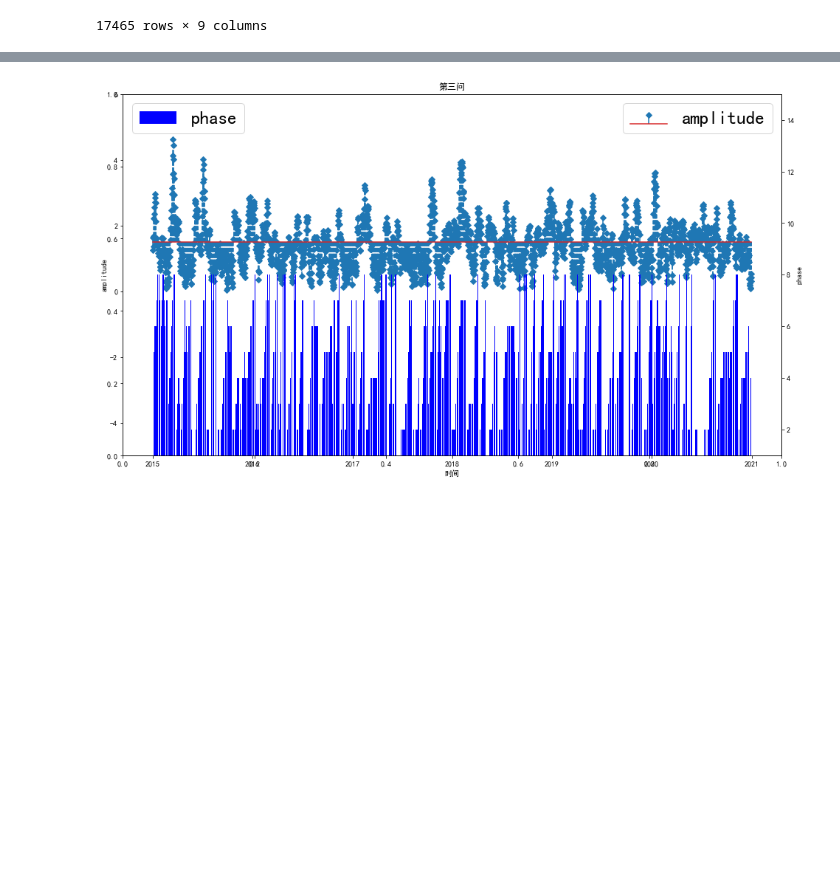
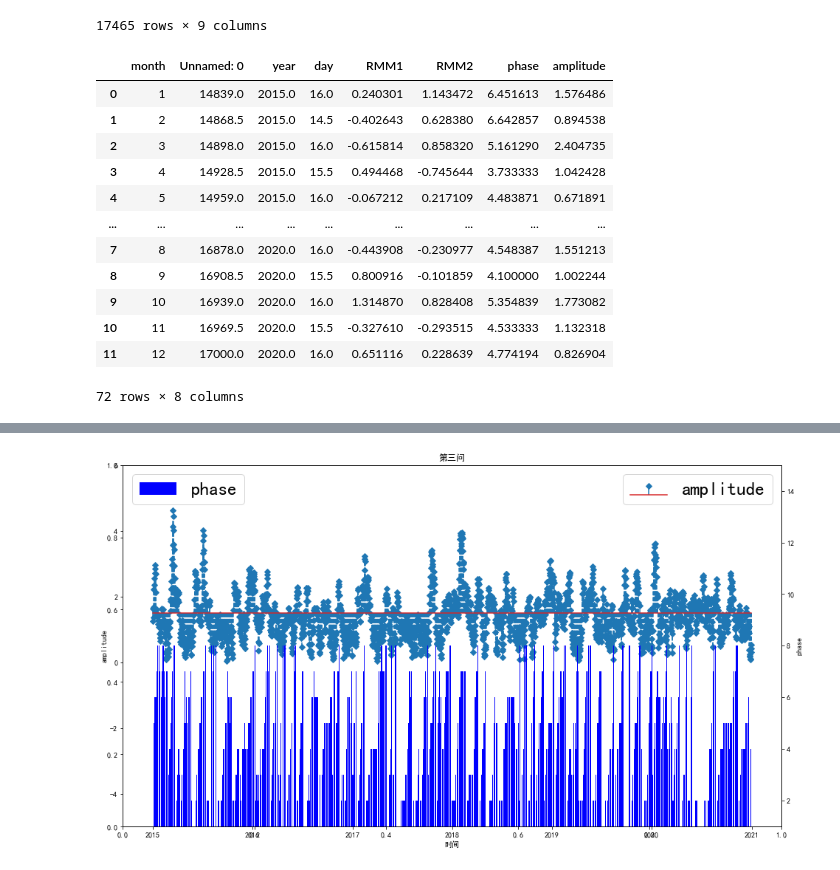
Before and after one commit to linbuer233/MyPythonPractice, a Jupyter notebook: python作业/Pythonhomework8.ipynb, the cells around one changed output, grey strips where cells are left out. Drawn from its saved outputs; the diff is of its cells as text; code cells hidden in the pictures; blank space fills up the shorter version.

```diff
--- a/python作业/Pythonhomework8.ipynb
+++ b/python作业/Pythonhomework8.ipynb
@@ -25,3 +35,20 @@ df
+# %%
+df=hebingday(df,2015,2020)
+df
+# %% [output]
+|  | month | Unnamed: 0 | year | day | RMM1 | RMM2 | phase | amplitude |
+| 0 | 1 | 14839.0 | 2015.0 | 16.0 | 0.240301 | 1.143472 | 6.451613 | 1.576486 |
+| 1 | 2 | 14868.5 | 2015.0 | 14.5 | -0.402643 | 0.628380 | 6.642857 | 0.894538 |
+| 2 | 3 | 14898.0 | 2015.0 | 16.0 | -0.615814 | 0.858320 | 5.161290 | 2.404735 |
+| 3 | 4 | 14928.5 | 2015.0 | 15.5 | 0.494468 | -0.745644 | 3.733333 | 1.042428 |
+| 4 | 5 | 14959.0 | 2015.0 | 16.0 | -0.067212 | 0.217109 | 4.483871 | 0.671891 |
+| ... | ... | ... | ... | ... | ... | ... | ... | ... |
+| 7 | 8 | 16878.0 | 2020.0 | 16.0 | -0.443908 | -0.230977 | 4.548387 | 1.551213 |
+| 8 | 9 | 16908.5 | 2020.0 | 15.5 | 0.800916 | -0.101859 | 4.100000 | 1.002244 |
+| 9 | 10 | 16939.0 | 2020.0 | 16.0 | 1.314870 | 0.828408 | 5.354839 | 1.773082 |
+| 10 | 11 | 16969.5 | 2020.0 | 15.5 | -0.327610 | -0.293515 | 4.533333 | 1.132318 |
+| 11 | 12 | 17000.0 | 2020.0 | 16.0 | 0.651116 | 0.228639 | 4.774194 | 0.826904 |
+72 rows × 8 columns
 # %%
 #读取2015-2020的数据
 amp = df.loc[df['year'].isin(np.arange(2015, 2021, 1))]['amplitude']
```
Also changed, not shown: parts of 7 cells of this notebook, 2 other files.
